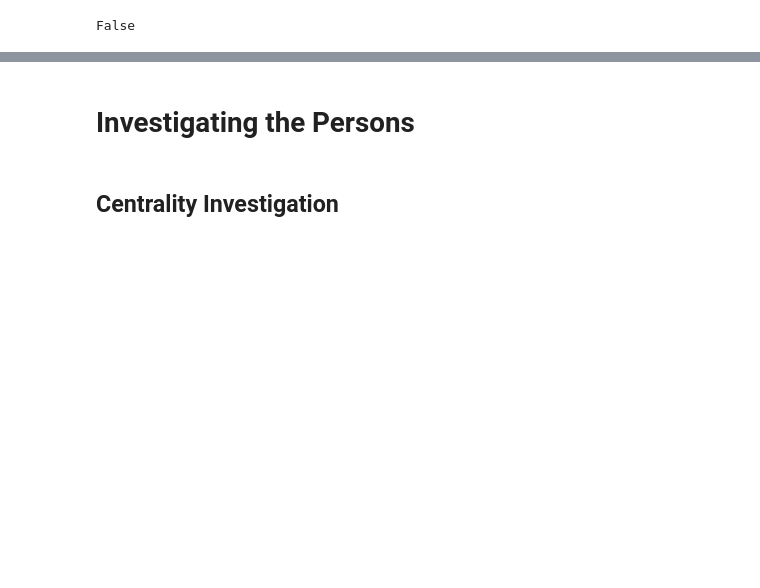
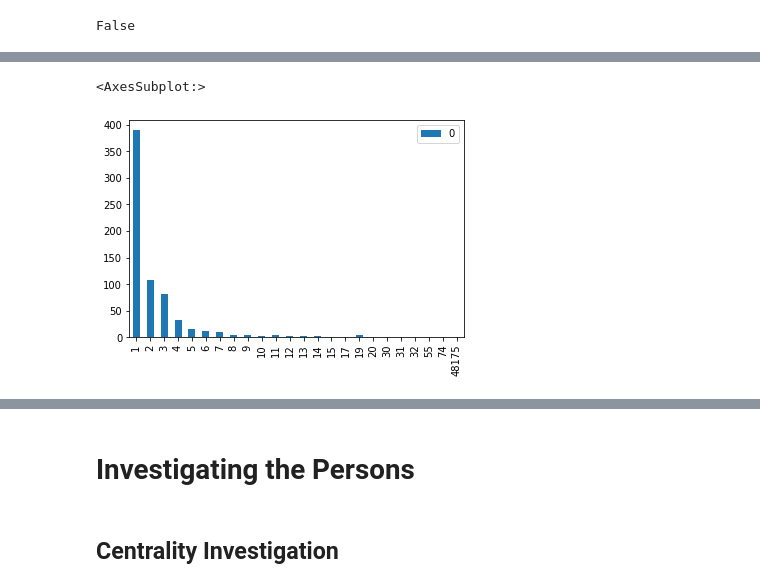
Before and after one commit to sonar-idh/jupyter-curriculum, a Jupyter notebook: notebooks/Notebook 4 - History of Medicine.ipynb, the cells around one changed output, grey strips where cells are left out. Cells and saved outputs as stored; diff of their text form; code cells hidden in the pictures; blank space fills up the shorter version.

```diff
--- a/notebooks/Notebook 4 - History of Medicine.ipynb
+++ b/notebooks/Notebook 4 - History of Medicine.ipynb
@@ -169,0 +218,11 @@ False
+# %%
+# retrieve a list of all components and the associated nodes
+components = nx.connected_components(G)
+
+# now we create a list containg the information about each component size (number of nodes)
+component_length_list = [len(component) for component in components]
+
+# let's print some summary details
+print("number of unique component sizes (number of nodes):", len(set(component_length_list)))
+print("maximum component length:", max(set(component_length_list)))
+print("minimum component length:", min(set(component_length_list)))
@@ -169,0 +237,9 @@ False
+# %%
+import numpy as np
+import pandas as pd
+
+values, counts = np.unique(component_length_list, return_counts=True)
+pd.DataFrame(counts, values).plot.bar()
+# %% [output]
+<AxesSubplot:>
+[figure, added]
```
Also changed, not shown: parts of 26 cells of this notebook.
